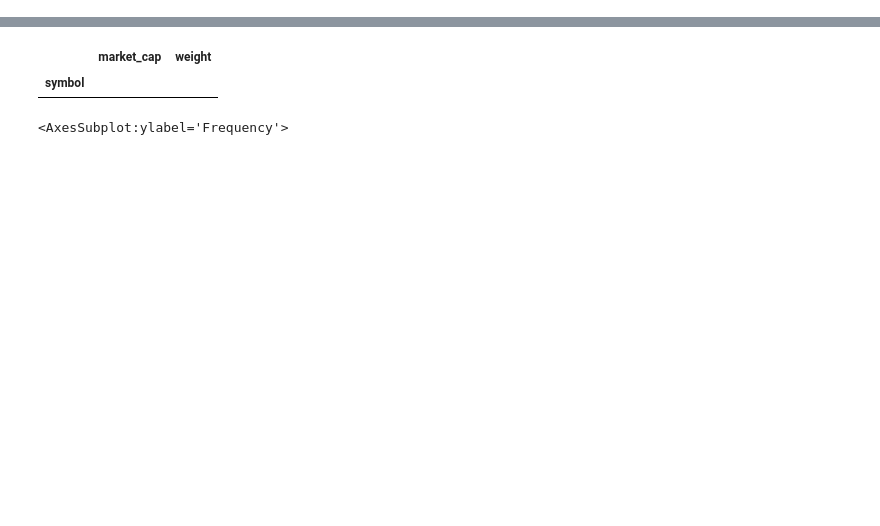
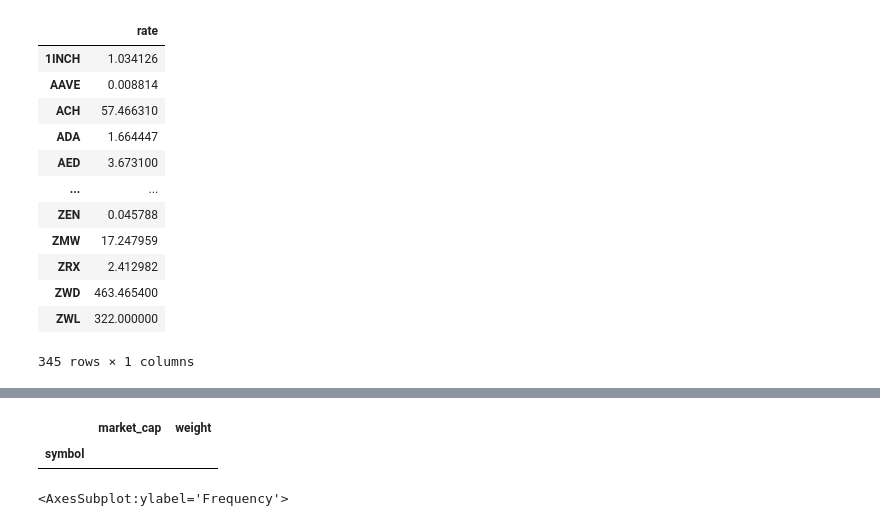
Before and after one commit to jackfischer/coinbase-rebalancing, a Jupyter notebook: Coinbase allocation.ipynb, the cells around one changed output, grey strips where cells are left out. Drawn from its saved outputs; the diff is of its cells as text; code cells hidden in the pictures; blank space fills up the shorter version.

```diff
--- a/Coinbase allocation.ipynb
+++ b/Coinbase allocation.ipynb
@@ -8,6 +8,25 @@ import numpy as np
 # %%
 import credentials
 secret_bytes = bytes(credentials.secret , 'latin-1')
+# %%
+rates_request = requests.get("https://api.coinbase.com/v2/exchange-rates?currency=USD")
+rates = pd.DataFrame.from_dict(rates_request.json()["data"])
+rates = rates[["rates"]].astype(float).rename(columns={"rates": "rate"})
+rates
+# %% [output]
+|  | rate |
+| 1INCH | 1.034126 |
+| AAVE | 0.008814 |
+| ACH | 57.466310 |
+| ADA | 1.664447 |
+| AED | 3.673100 |
+| ... | ... |
+| ZEN | 0.045788 |
+| ZMW | 17.247959 |
+| ZRX | 2.412982 |
+| ZWD | 463.465400 |
+| ZWL | 322.000000 |
+345 rows × 1 columns
 # %%
 def generate_access_sign(timestamp, method, requestPath, body):
     message = timestamp + method + requestPath + body
```
Also changed, not shown: parts of 8 cells of this notebook.
